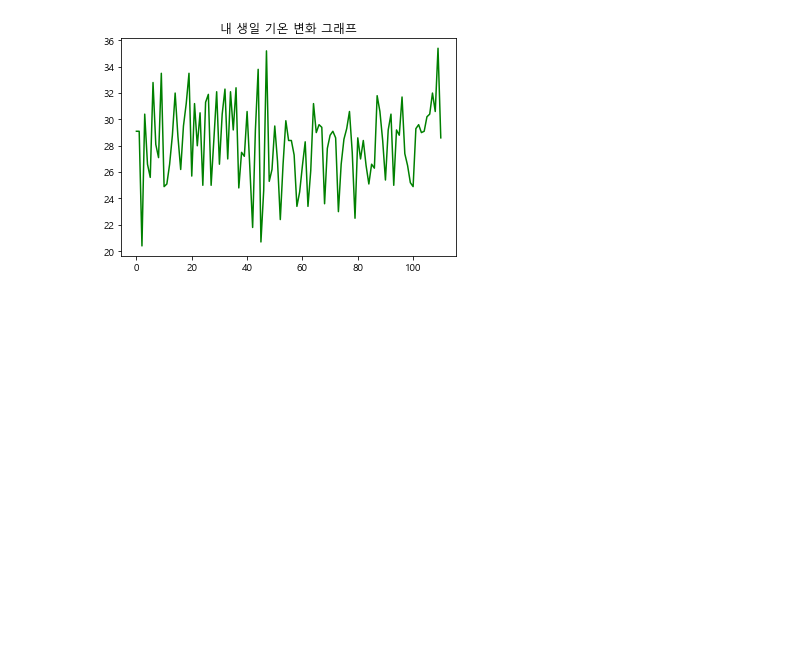
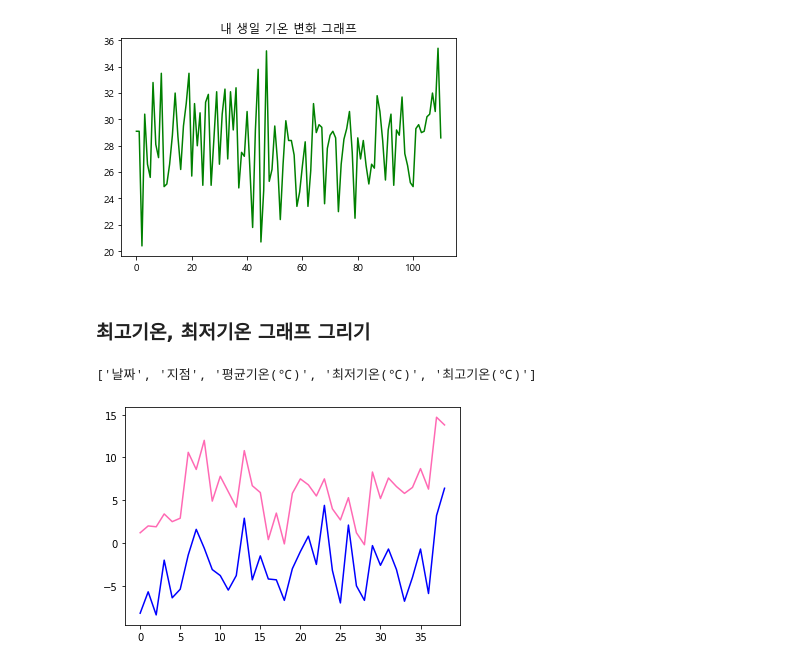
Before and after one commit to Hongbi-Kim/DataAnalysis, a Jupyter notebook: 모두의데이터분석/102. 데이터시각화_matplolib.ipynb, the cells around one changed output. Cells and saved outputs as stored; diff of their text form; code cells hidden in the pictures; blank space fills up the shorter version.

```diff
--- a/모두의데이터분석/102. 데이터시각화_matplolib.ipynb
+++ b/모두의데이터분석/102. 데이터시각화_matplolib.ipynb
@@ -206,3 +206,5 @@ plt.plot(result_3, 'g')
 plt.show()
 # %% [output]
 [figure]
+# %% [markdown]
+### 최고기온, 최저기온 그래프 그리기
@@ -208,0 +213,27 @@ plt.show()
+# %%
+import csv
+f = open("seoul_new.csv")
+seoul = csv.reader(f)
+next(seoul)
+# %% [output]
+['날짜', '지점', '평균기온(℃)', '최저기온(℃)', '최고기온(℃)']
+# %%
+import csv
+f = open("seoul_new.csv")
+seoul = csv.reader(f)
+next(seoul)
+high = []
+low = []
+
+for row in seoul:
+    if row[-1] != '' and row[-2] != '':
+        if 1983 <= int(row[0].split('-')[0]):
+            if row[0].split('-')[1] == '02' and row[0].split('-')[2] == '14':
+                high.append(float(row[-1]))
+                low.append(float(row[-2]))
+
+plt.plot(high,'hotpink')
+plt.plot(low,'blue')
+plt.show()
+# %% [output]
+[figure, added]
```
Also changed, not shown: parts of 6 cells of this notebook.
